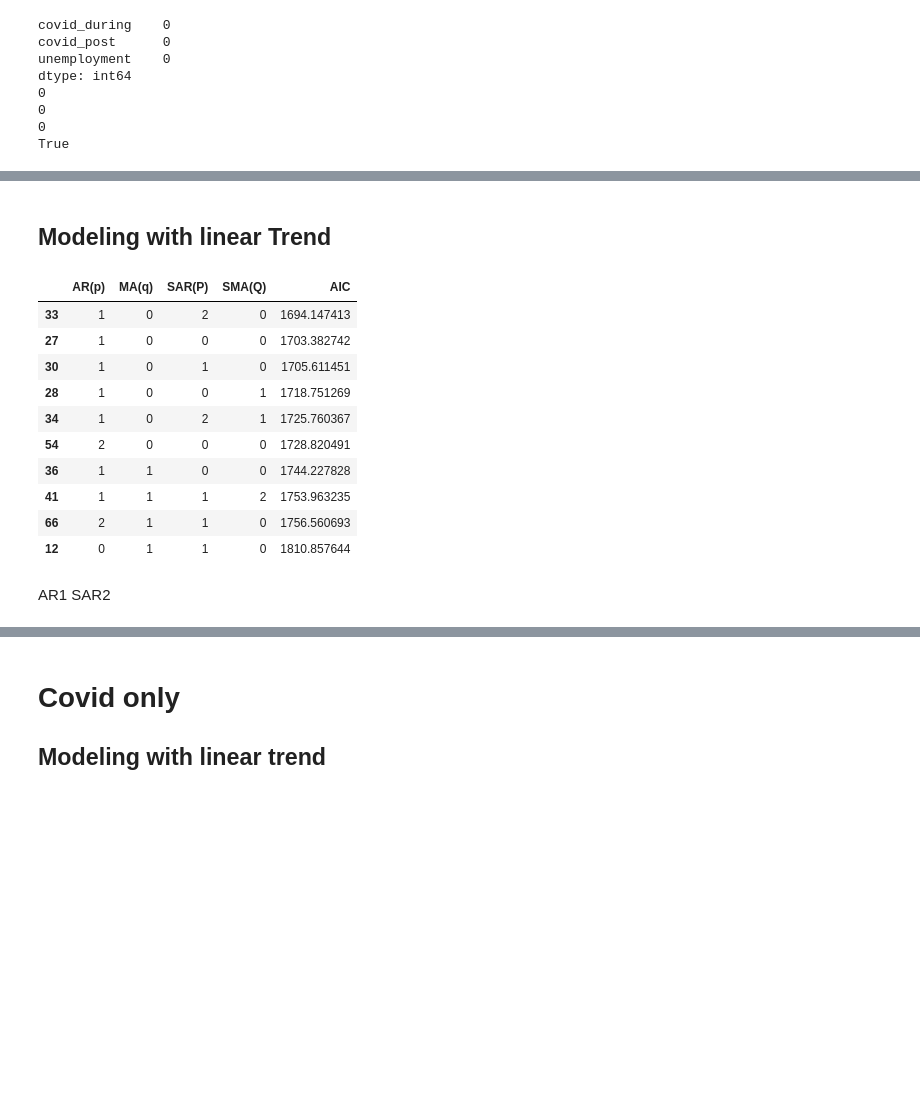
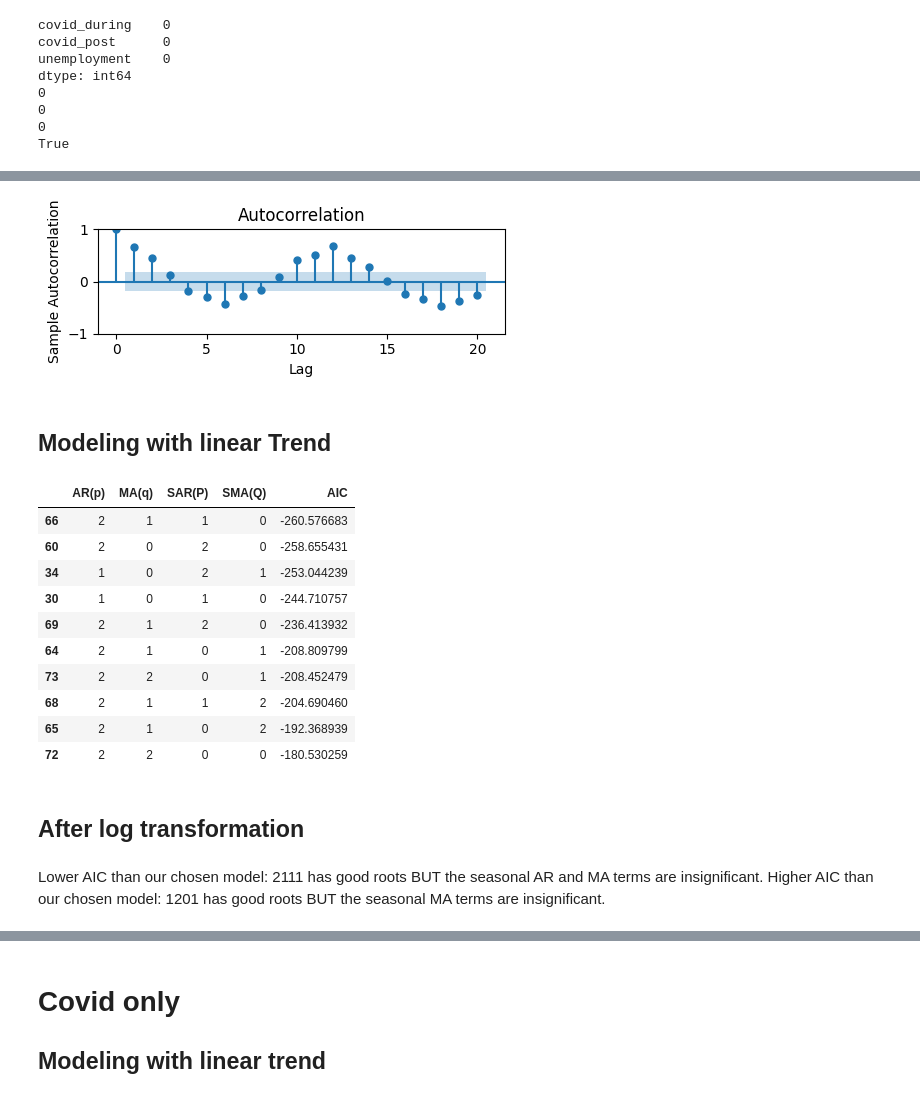
Before and after one commit to garrettpinkston2015/531_Time_Series, a Jupyter notebook: SARIMAX_covid_unemploy.ipynb, the cells around one changed output, grey strips where cells are left out. Cells and saved outputs as stored; diff of their text form; code cells hidden in the pictures; blank space fills up the shorter version.

```diff
--- a/SARIMAX_covid_unemploy.ipynb
+++ b/SARIMAX_covid_unemploy.ipynb
@@ -108,3 +126,13 @@ True
+# %%
+#| label: fig-acf-incidents-during
+#| fig-cap: "Sample Autocorrelation function of log_Incidents"
+
+fig, ax = plt.subplots(figsize=(5, 2))
+plot_acf(crime_monthly['log_Incidents'], ax = ax, lags=20, bartlett_confint=False)
+plt.xlabel('Lag'); plt.ylabel('Sample Autocorrelation')
+plt.tight_layout(); plt.show()
+# %% [output]
+[figure, added]
 # %% [markdown]
 ## Modeling with linear Trend
 # %%
@@ -130,18 +158,22 @@ def sarima_aic_table(data, p_max, q_max, P_max, Q_max, m):
     return df.sort_values(by='AIC')
 
 sarima_results = sarima_aic_table(no_of_incidents, 2, 2, 2, 2, 12)
-sarima_results.head(10)
-# %% [output]
-|  | AR(p) | MA(q) | SAR(P) | SMA(Q) | AIC |
-| 33 | 1 | 0 | 2 | 0 | 1694.147413 |
-| 27 | 1 | 0 | 0 | 0 | 1703.382742 |
-| 30 | 1 | 0 | 1 | 0 | 1705.611451 |
-| 28 | 1 | 0 | 0 | 1 | 1718.751269 |
-| 34 | 1 | 0 | 2 | 1 | 1725.760367 |
-| 54 | 2 | 0 | 0 | 0 | 1728.820491 |
-| 36 | 1 | 1 | 0 | 0 | 1744.227828 |
-| 41 | 1 | 1 | 1 | 2 | 1753.963235 |
-| 66 | 2 | 1 | 1 | 0 | 1756.560693 |
-| 12 | 0 | 1 | 1 | 0 | 1810.857644 |
-# %% [markdown]
-AR1 SAR2
+# %%
+sarima_results.head(10)
+# %% [output]
+|  | AR(p) | MA(q) | SAR(P) | SMA(Q) | AIC |
+| 66 | 2 | 1 | 1 | 0 | -260.576683 |
+| 60 | 2 | 0 | 2 | 0 | -258.655431 |
+| 34 | 1 | 0 | 2 | 1 | -253.044239 |
+| 30 | 1 | 0 | 1 | 0 | -244.710757 |
+| 69 | 2 | 1 | 2 | 0 | -236.413932 |
+| 64 | 2 | 1 | 0 | 1 | -208.809799 |
+| 73 | 2 | 2 | 0 | 1 | -208.452479 |
+| 68 | 2 | 1 | 1 | 2 | -204.690460 |
+| 65 | 2 | 1 | 0 | 2 | -192.368939 |
+| 72 | 2 | 2 | 0 | 0 | -180.530259 |
+# %% [markdown]
+## After log transformation
+# %% [markdown]
+Lower AIC than our chosen model: 2111 has good roots BUT the seasonal AR and MA terms are insignificant.
+Higher AIC than our chosen model: 1201 has good roots BUT the seasonal MA terms are insignificant.
```
Also changed, not shown: parts of 82 cells of this notebook.
